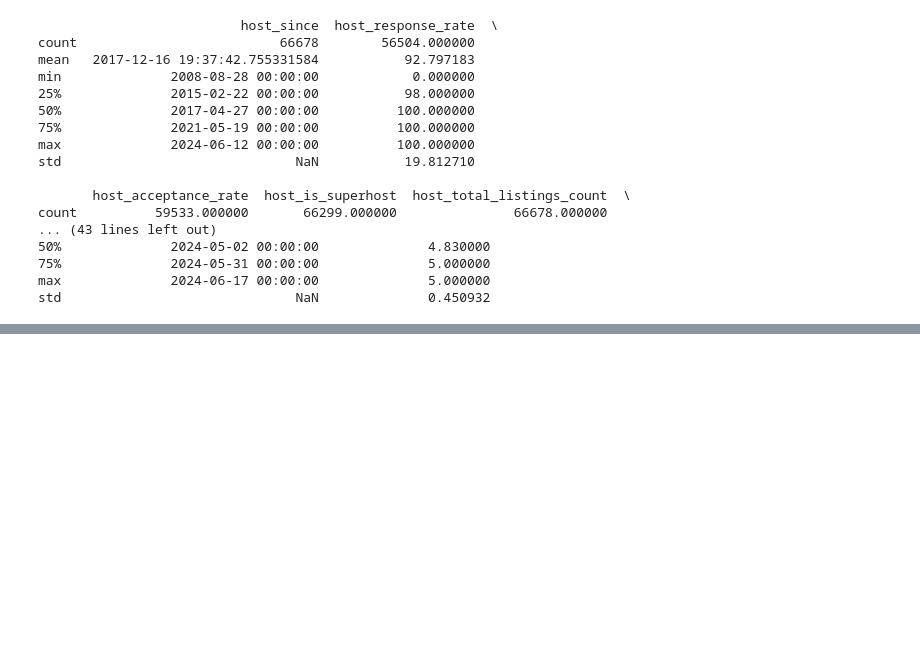
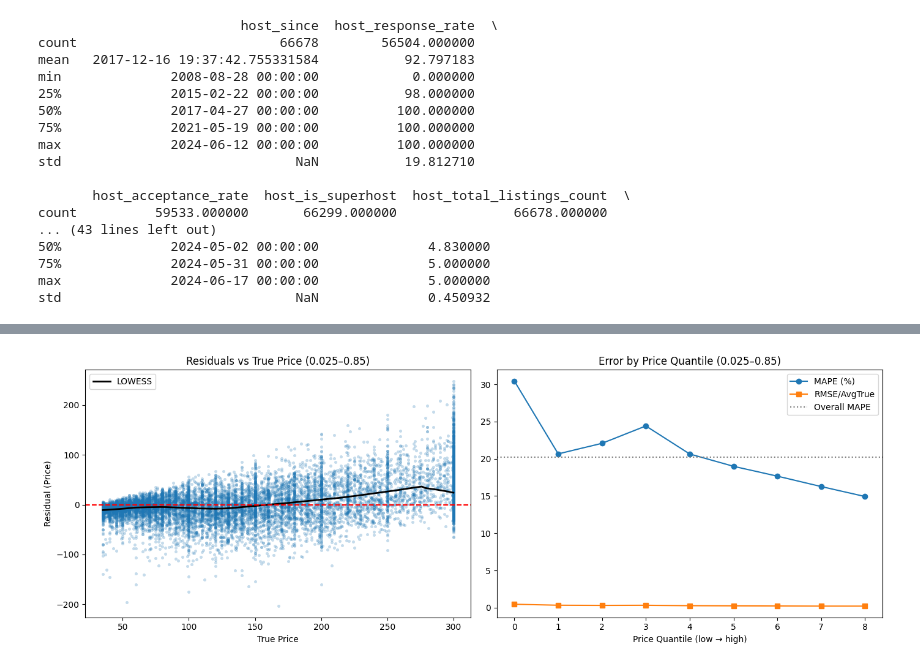
Before and after one commit to IShakoor/Airbnb-Price-Predictor, a Jupyter notebook: Price-Predictor.ipynb, the cells around one changed output, grey strips where cells are left out. Cells and saved outputs as stored; diff of their text form; code cells hidden in the pictures; blank space fills up the shorter version.

Commit message:
model optimisation & residual analysis

```diff
--- a/Price-Predictor.ipynb
+++ b/Price-Predictor.ipynb
@@ -609,0 +612,76 @@ print(f"📉 MAPE (actual price): {mape:.2f}%")
+# %%
+# evaluate the residual results - helps determine model fit
+def residual_diagnostics(y_true_price, y_pred_price, q=10, show_plots=True):
+    resid = y_true_price - y_pred_price
+
+    # overall metrics
+    rmse = np.sqrt(mean_squared_error(y_true_price, y_pred_price))
+    mae = mean_absolute_error(y_true_price, y_pred_price)
+    mape = np.mean(np.abs(resid / (y_true_price + 1e-10))) * 100
+
+    # find trend and correlation
+    pearson = st.pearsonr(y_true_price, resid)[0]
+    spearman = st.spearmanr(y_true_price, resid)[0]
+    slope_pred = np.polyfit(y_true_price, y_pred_price, 1)[0]
+
+    lw = lowess(resid, y_true_price, frac=0.2, return_sorted=True)
+
+    # locate errors
+    bins = pd.qcut(y_true_price, q, labels=False, duplicates='drop')
+    rows = []
+    for b in np.unique(bins):
+        m = bins == b
+        yt, yp = y_true_price[m], y_pred_price[m]
+        r = yt - yp
+        rows.append({
+            'q': int(b),
+            'n': yt.size,
+            'avg_true': yt.mean(),
+            'rmse': np.sqrt(mean_squared_error(yt, yp)),
+            'mae': mean_absolute_error(yt, yp),
+            'mape': np.mean(np.abs(r / (yt + 1e-10))) * 100,
+            'mean_res': r.mean(),
+            'median_res': np.median(r)
+        })
+    by_q = pd.DataFrame(rows).sort_values('q')
+
+    # caluclate tail underprediction
+    def tail_stats(top_p=0.10, rel_thresh=0.20):
+        thr = np.quantile(y_true_price, 1 - top_p)
+        m = y_true_price >= thr
+        r = resid[m]
+        yt = y_true_price[m]
+        under_share = (r > 0).mean()
+        severe_under = ((r / (yt + 1e-10)) > rel_thresh).mean()
+        mean_res = r.mean()
+        med_res = np.median(r)
+        mape_tail = np.mean(np.abs(r / (yt + 1e-10))) * 100
+        return dict(threshold=thr, count=m.sum(), under_share=under_share,
+                    severe_under=severe_under, mean_res=mean_res,
+                    median_res=med_res, mape_tail=mape_tail)
+
+    tail10 = tail_stats(0.10, 0.20)
+    tail05 = tail_stats(0.05, 0.20)
+    tail01 = tail_stats(0.01, 0.20)
+
+    # plot residual vs true prices for comparison
+    if show_plots:
+        fig, ax = plt.subplots(1, 2, figsize=(14, 5))
+        sns.scatterplot(x=y_true_price, y=resid, alpha=0.25, s=10, ax=ax[0], edgecolor=None)
+        ax[0].plot(lw[:,0], lw[:,1], color='black', lw=2, label='LOWESS')
+        ax[0].axhline(0, color='red', ls='--')
+        ax[0].set_title(f'Residuals vs True Price (0.025–0.85)')
+        ax[0].set_xlabel('True Price'); ax[0].set_ylabel('Residual (Price)'); ax[0].legend()
+
+        # error by quantile
+        ax[1].plot(by_q['q'], by_q['mape'], marker='o', label='MAPE (%)')
+        ax[1].plot(by_q['q'], by_q['rmse'] / by_q['avg_true'], marker='s', label='RMSE/AvgTrue')
+        ax[1].axhline(mape, color='gray', ls=':', label='Overall MAPE')
+        ax[1].set_title(f'Error by Price Quantile (0.025–0.85)')
+        ax[1].set_xlabel('Price Quantile (low → high)'); ax[1].legend()
+        plt.tight_layout()
+        plt.show()
+
+residual_diagnostics(y_test_price, y_pred_price)
+# %% [output]
+[figure, added]
```
Also changed, not shown: parts of 8 cells of this notebook, 1 other file.
